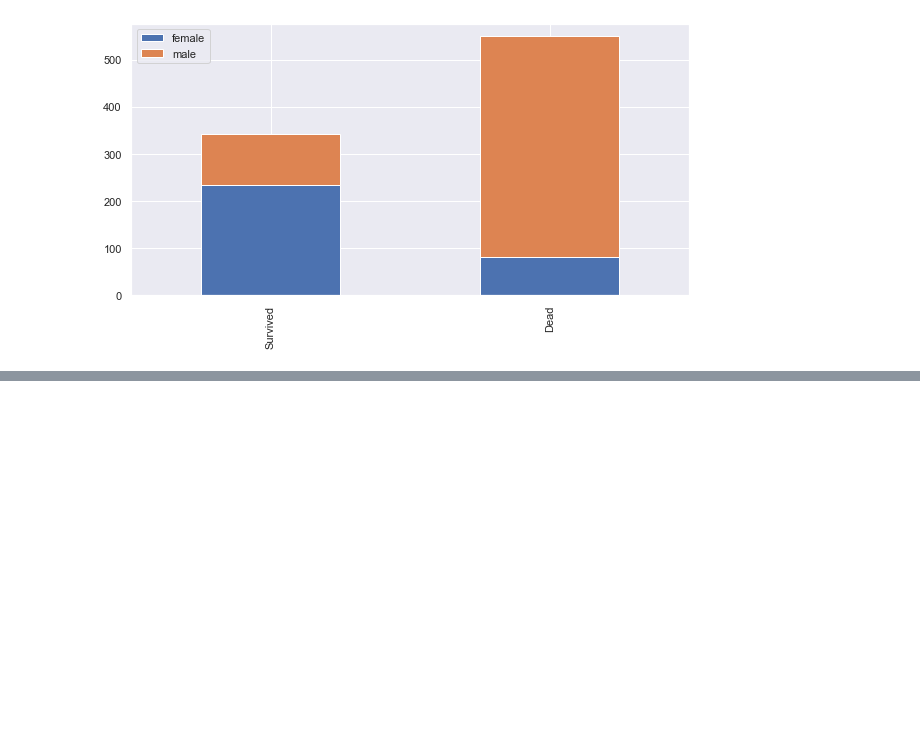
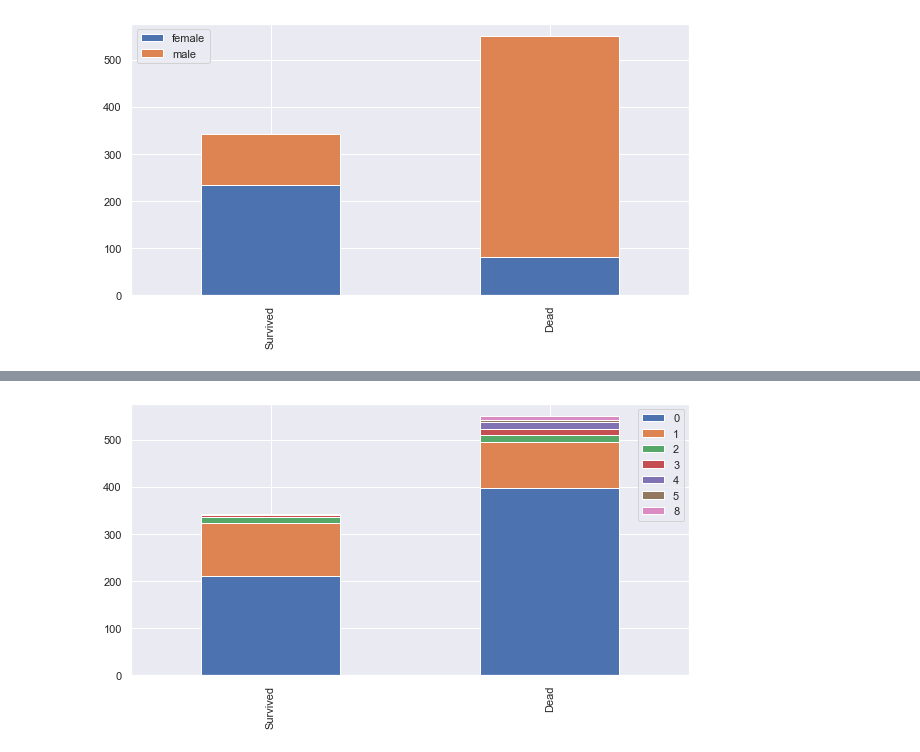
Before and after one commit to ParkDAY/kaggle_titanic, a Jupyter notebook: kaggle_titanic-checkpoint.ipynb, the cells around one changed output, grey strips where cells are left out. Drawn from its saved outputs; the diff is of its cells as text; code cells hidden in the pictures; blank space fills up the shorter version.

```diff
--- a/kaggle_titanic-checkpoint.ipynb
+++ b/kaggle_titanic-checkpoint.ipynb
@@ -83,0 +88,4 @@ bar_chart('Sex')
+# %%
+bar_chart('SibSp')
+# %% [output]
+[figure, added]
```
Also changed, not shown: parts of 72 cells of this notebook, 2 other files.
